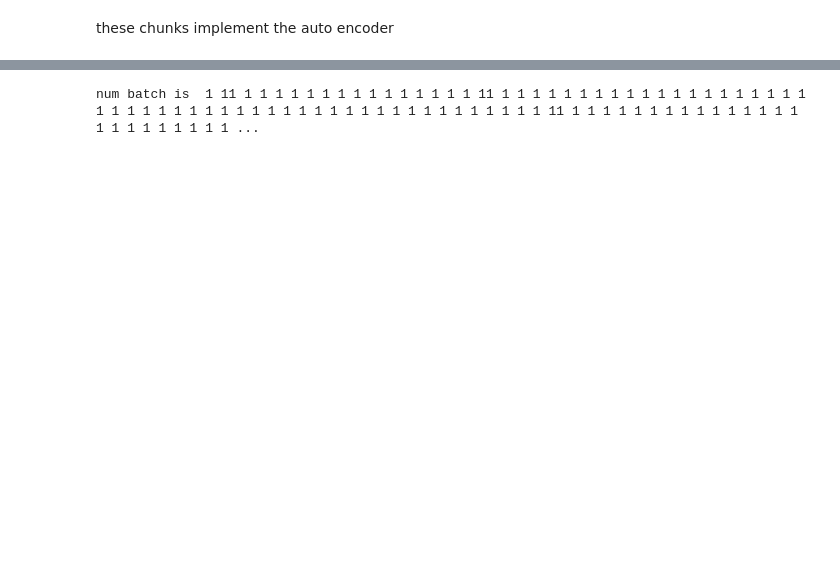
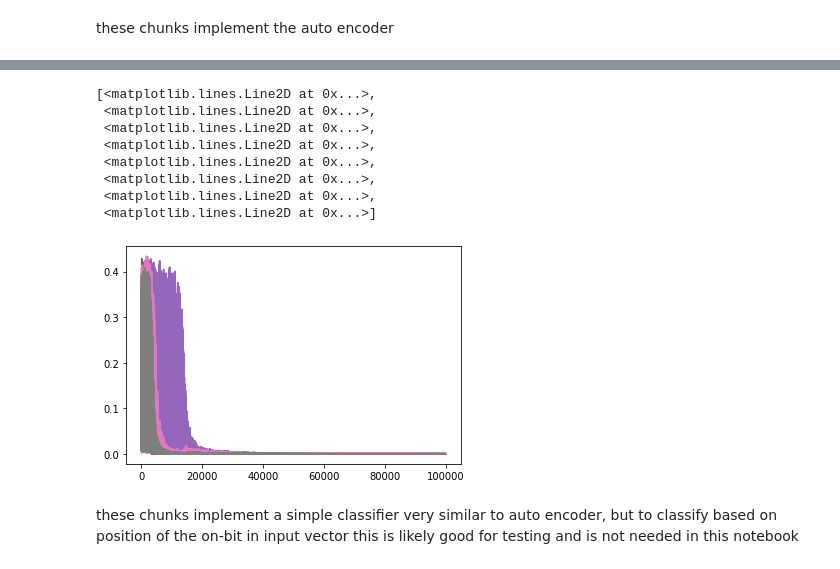
Before and after one commit to bwheel12/Project3, a Jupyter notebook: Complete_Implementation.ipynb, the cells around one changed output, grey strips where cells are left out. Saved outputs shown, nothing was run; the diff lists cells and outputs as text; code cells hidden in the pictures; blank space fills up the shorter version.

```diff
--- a/Complete_Implementation.ipynb
+++ b/Complete_Implementation.ipynb
@@ -11,3 +11,9 @@ import matplotlib.mlab as mlab
 import matplotlib.pyplot as plt
 # %% [markdown]
 these chunks implement the auto encoder
+# %%
+#this instantiates the auto encoder
+setup = [8,3,8]
+alpha = 0.5
+lamba = 0 #weight decay is not used for autoencoder
+auto_NN = NN.NeuralNetwork(setup,NN.activation,alpha,lamba)
@@ -14 +60,16 @@ these chunks implement the auto encoder
+# %%
+plt.plot(cost_list)
+# %% [output]
+[<matplotlib.lines.Line2D at 0x...>,
+ <matplotlib.lines.Line2D at 0x...>,
+ <matplotlib.lines.Line2D at 0x...>,
+ <matplotlib.lines.Line2D at 0x...>,
+ <matplotlib.lines.Line2D at 0x...>,
+ <matplotlib.lines.Line2D at 0x...>,
+ <matplotlib.lines.Line2D at 0x...>,
+ <matplotlib.lines.Line2D at 0x...>]
+[figure, added]
+# %% [markdown]
+these chunks implement a simple classifier very similar to auto encoder, but to classify based on position of the on-bit in input vector
+this is likely good for testing and is not needed in this notebook
 # %%
@@ -21,15 +80,20 @@ auto_NN = NN.NeuralNetwork(setup,NN.activation,alpha,lamba,batch_size,bias)
 # %%
-epoch_number = 100000
+epoch_number = 5000
 cost_list = []
 batch_number = 1
 input_size   = 8
+output_size  = 1
 for j in range(epoch_number):
-    training_batch = numpy.zeros((input_size))
-    rand_index = int(numpy.ceil(rand.random()*8)-1)
-    training_batch[rand_index] = 1
-    training_batch = [training_batch]
-    training_answer = training_batch
-    auto_NN.get_training_set(training_batch,training_answer)
-    cost_list.append(auto_NN.batch_descent())
+    training_list = []
+    answer_list   = []
+    for k in range(batch_size):
+        training_batch = numpy.zeros((input_size))
+        training_answer = numpy.zeros((output_size))
+        rand_index = int(numpy.ceil(rand.random()*8)-1)
+        training_batch[rand_index] = 1
+        training_list.append(training_batch)
+        if rand_index > 3:
+            training_answer[0] = 1
+        answer_list.append(training_answer)
+    classy_NN.get_training_set(training_list,answer_list)
+    cost_list.append(classy_NN.batch_descent())
-# %% [output]
-num batch is  1 11 1 1 1 1 1 1 1 1 1 1 1 1 1 1 1 11 1 1 1 1 1 1 1 1 1 1 1 1 1 1 1 1 1 1 1 1 1 1 1 1 1 1 1 1 1 1 1 1 1 1 1 1 1 1 1 1 1 1 1 1 1 1 1 1 1 11 1 1 1 1 1 1 1 1 1 1 1 1 1 1 1 1 1 1 1 1 1 1 1 1 ...
```
Also changed, not shown: parts of 30 cells of this notebook, 2 other files.
